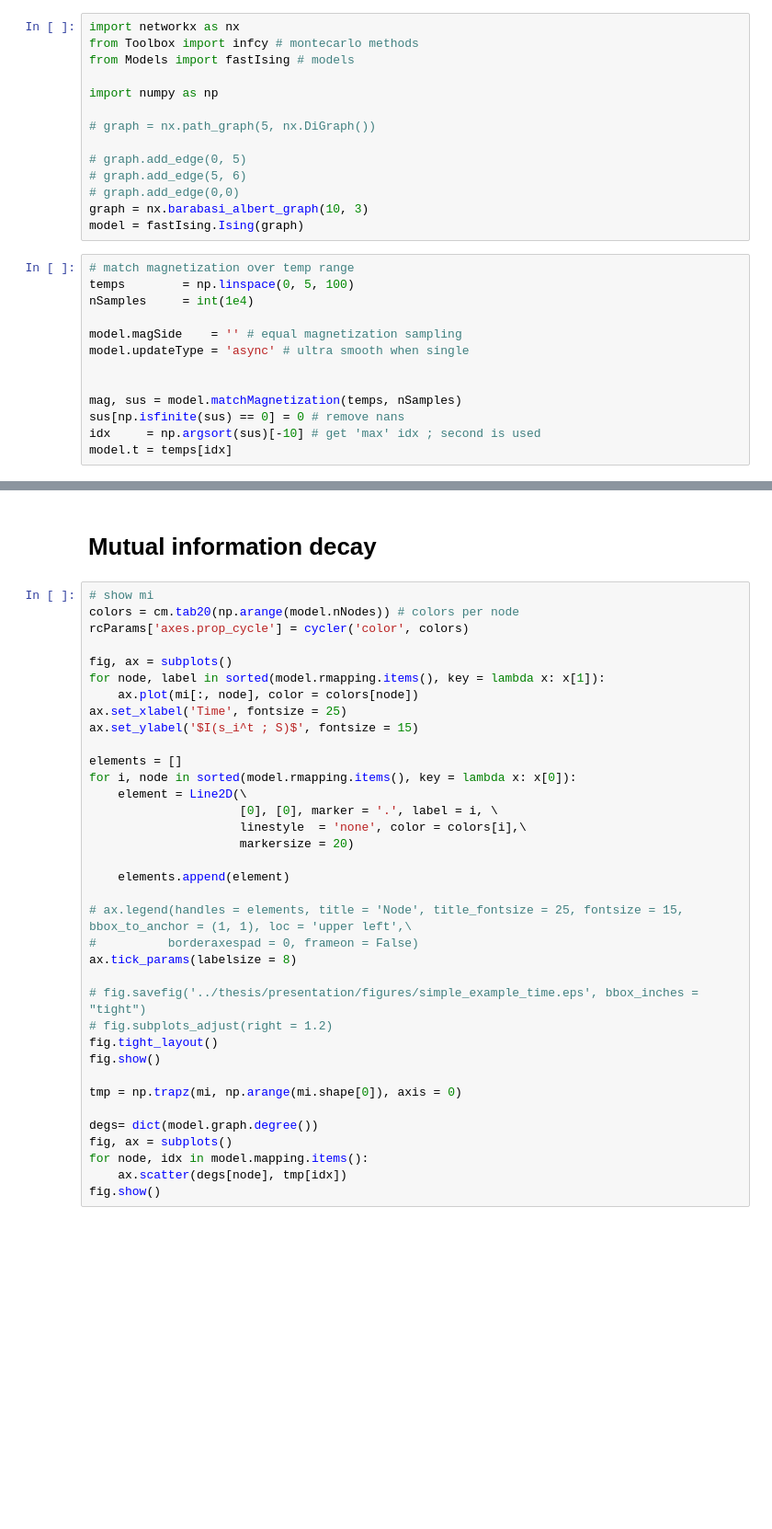
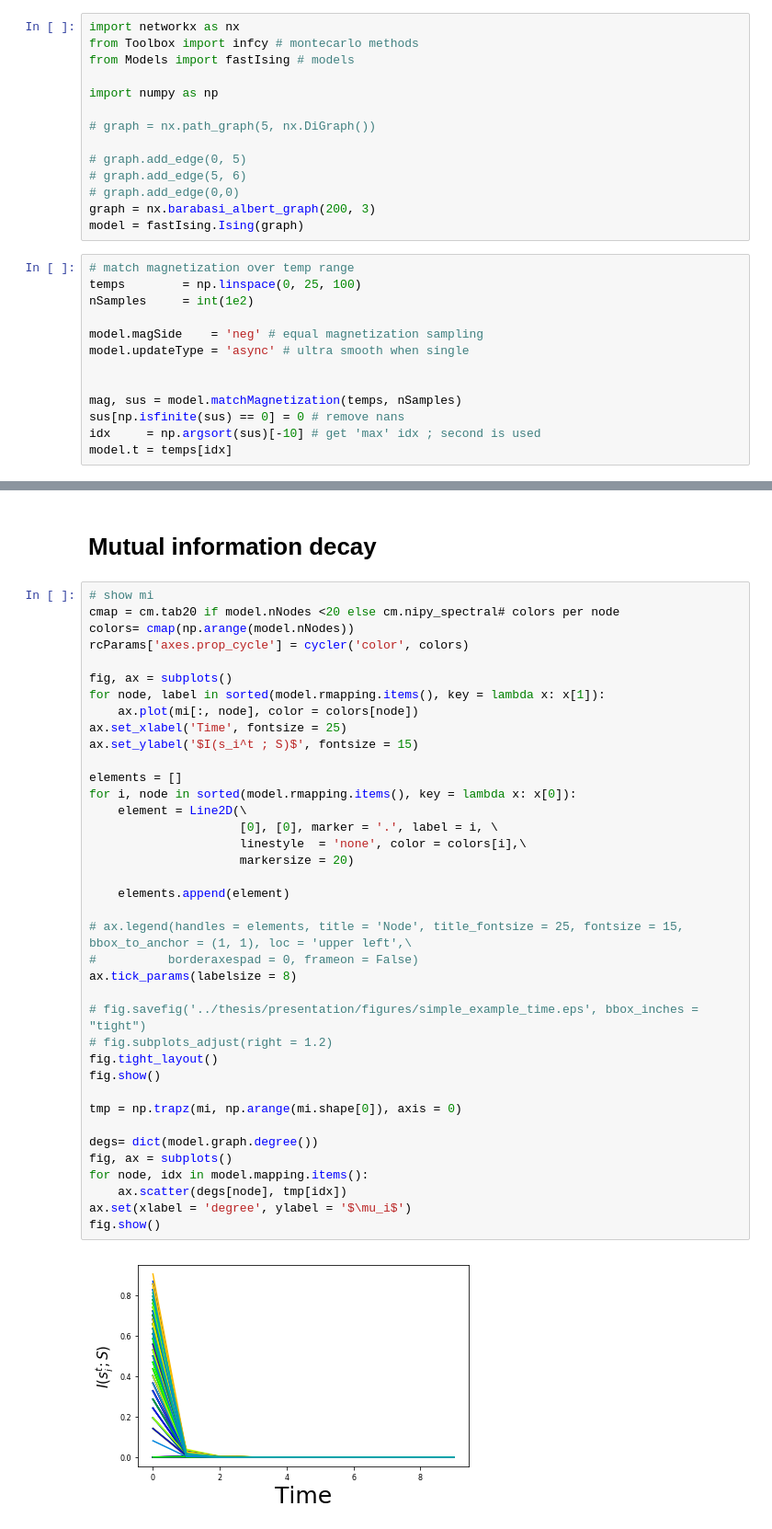
Before and after one commit to cvanelteren/information_impact, a Jupyter notebook: Simple_example.ipynb, the cells around one changed output, grey strips where cells are left out. Shown: that part at 92% size. Drawn from its saved outputs; the diff is of its cells as text; blank space fills up the shorter version.

```diff
--- a/Simple_example.ipynb
+++ b/Simple_example.ipynb
@@ -14,14 +14,14 @@ import numpy as np
 # graph.add_edge(0, 5)
 # graph.add_edge(5, 6)
 # graph.add_edge(0,0)
-graph = nx.barabasi_albert_graph(10, 3)
+graph = nx.barabasi_albert_graph(200, 3)
 model = fastIsing.Ising(graph)
 # %%
 # match magnetization over temp range
-temps        = np.linspace(0, 5, 100)
-nSamples     = int(1e4)
+temps        = np.linspace(0, 25, 100)
+nSamples     = int(1e2)
 
-model.magSide    = '' # equal magnetization sampling
+model.magSide    = 'neg' # equal magnetization sampling
 model.updateType = 'async' # ultra smooth when single
 
 
@@ -116,37 +127,41 @@ fig.show()
 # Mutual information decay
 # %%
 # show mi
-colors = cm.tab20(np.arange(model.nNodes)) # colors per node
+cmap = cm.tab20 if model.nNodes <20 else cm.nipy_spectral# colors per node
+colors= cmap(np.arange(model.nNodes))
 rcParams['axes.prop_cycle'] = cycler('color', colors)
 
 fig, ax = subplots()
 for node, label in sorted(model.rmapping.items(), key = lambda x: x[1]):
     ax.plot(mi[:, node], color = colors[node])
 ax.set_xlabel('Time', fontsize = 25)
 ax.set_ylabel('$I(s_i^t ; S)$', fontsize = 15)
 
 elements = []
 for i, node in sorted(model.rmapping.items(), key = lambda x: x[0]):
     element = Line2D(\
                      [0], [0], marker = '.', label = i, \
                      linestyle  = 'none', color = colors[i],\
                      markersize = 20)
 
     elements.append(element)
 
 # ax.legend(handles = elements, title = 'Node', title_fontsize = 25, fontsize = 15, bbox_to_anchor = (1, 1), loc = 'upper left',\
 #          borderaxespad = 0, frameon = False)
 ax.tick_params(labelsize = 8)
 
 # fig.savefig('../thesis/presentation/figures/simple_example_time.eps', bbox_inches = "tight")
 # fig.subplots_adjust(right = 1.2)
 fig.tight_layout()
 fig.show()
 
 tmp = np.trapz(mi, np.arange(mi.shape[0]), axis = 0)
 
 degs= dict(model.graph.degree())
 fig, ax = subplots()
 for node, idx in model.mapping.items():
     ax.scatter(degs[node], tmp[idx])
+ax.set(xlabel = 'degree', ylabel = '$\mu_i$')
 fig.show()
+# %% [output]
+[figure, added]
```
Also changed, not shown: parts of 4 cells of this notebook, 3 other files.
